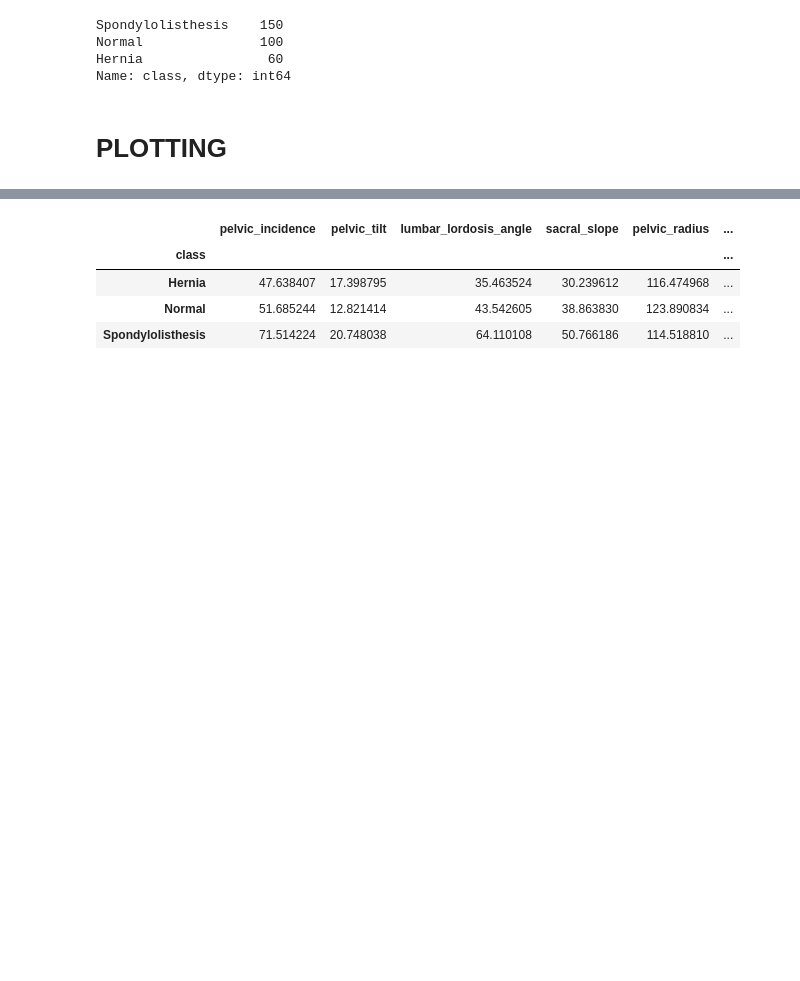
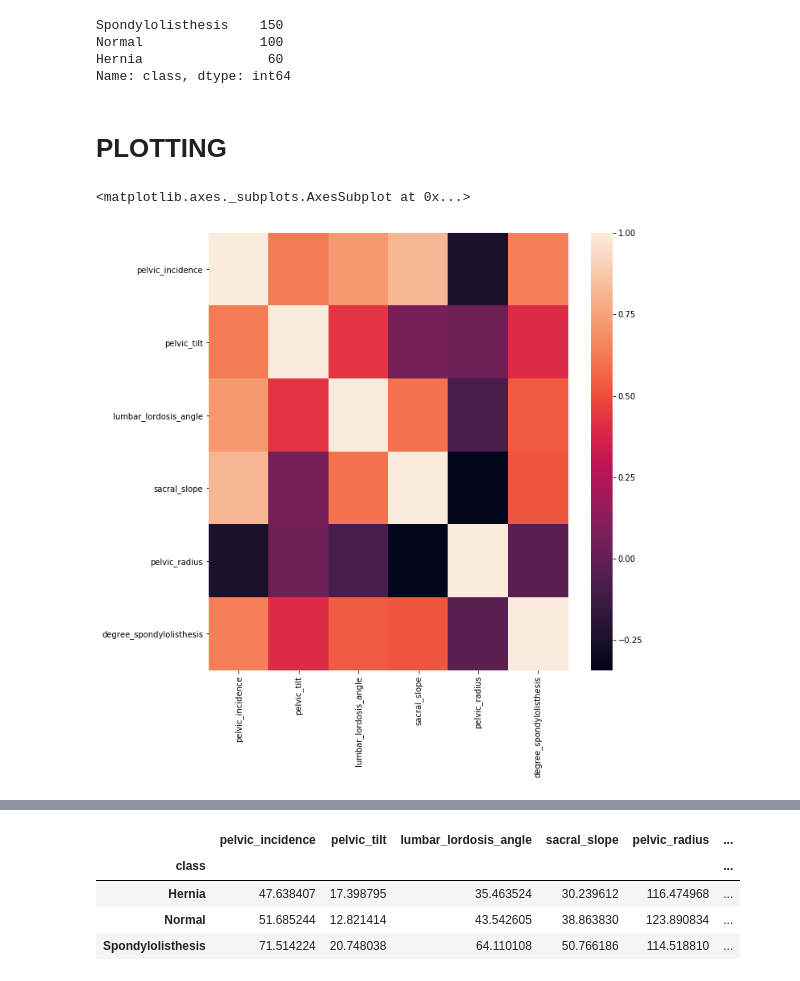
Before and after one commit to KJKR73/Data-Science-BIG, a Jupyter notebook: Biomechanical Features of Orthopedic Patients/Bio-mechanical features of orthopedic patients PART-II.ipynb, the cells around one changed output, grey strips where cells are left out. Saved outputs shown, nothing was run; the diff lists cells and outputs as text; code cells hidden in the pictures; blank space fills up the shorter version.

```diff
--- a/Biomechanical Features of Orthopedic Patients/Bio-mechanical features of orthopedic patients PART-II.ipynb
+++ b/Biomechanical Features of Orthopedic Patients/Bio-mechanical features of orthopedic patients PART-II.ipynb
@@ -56,3 +56,10 @@ Hernia                60
 Name: class, dtype: int64
 # %% [markdown]
 # PLOTTING
+# %%
+corre = data_3l.corr()
+plt.figure(figsize=(10,10))
+sns.heatmap(corre)
+# %% [output]
+<matplotlib.axes._subplots.AxesSubplot at 0x...>
+[figure, added]
```
Also changed, not shown: parts of 7 cells of this notebook.
